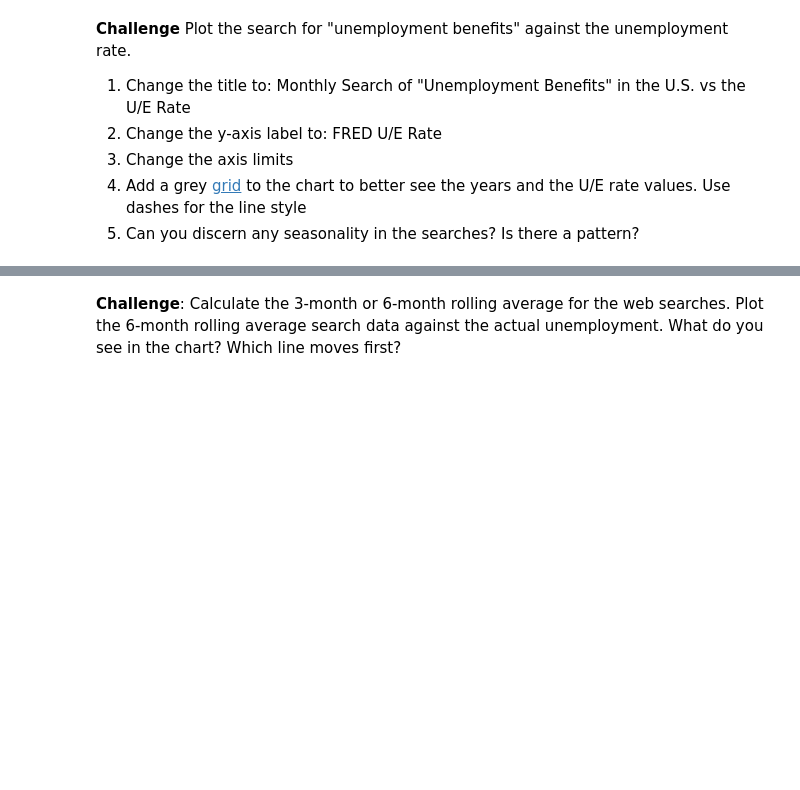
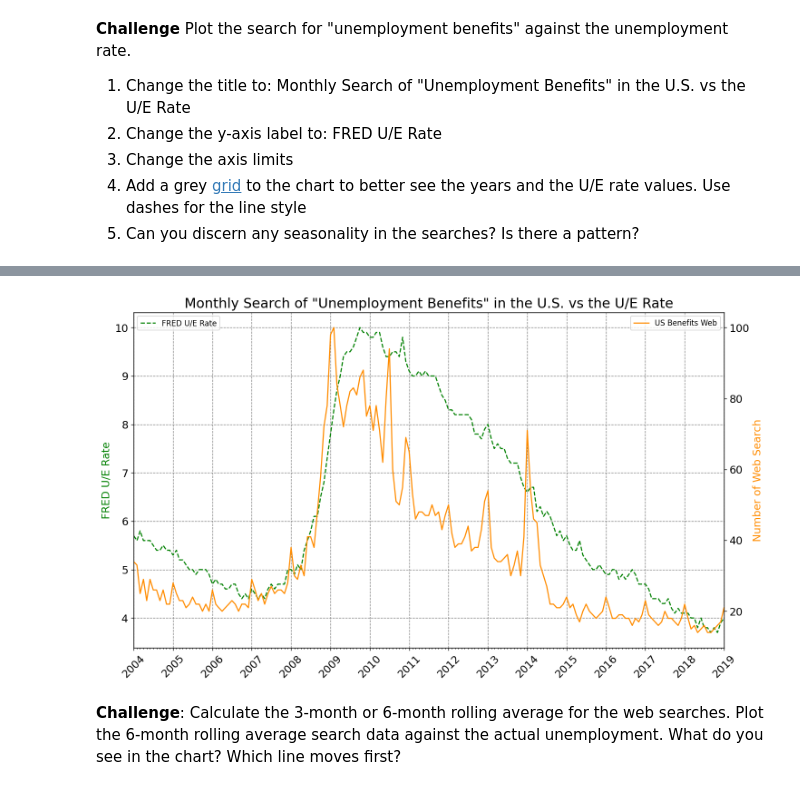
Before and after one commit to RafaelMoralesGallegos/100-days-of-Python, a Jupyter notebook: Day_75_Google_Trends/Google Trends and Data Visualisation (start).ipynb, the cells around one changed output, grey strips where cells are left out. Drawn from its saved outputs; the diff is of its cells as text; code cells hidden in the pictures; blank space fills up the shorter version.

```diff
--- a/Day_75_Google_Trends/Google Trends and Data Visualisation (start).ipynb
+++ b/Day_75_Google_Trends/Google Trends and Data Visualisation (start).ipynb
@@ -442,2 +451,47 @@ plt.show()
+# %%
+plt.figure(figsize=(14, 8), dpi=120)
+plt.title('Monthly Search of "Unemployment Benefits" in the U.S. vs the U/E Rate', fontsize=18)
+plt.xticks(fontsize=14, rotation=45)
+
+ax1 = plt.gca()
+ax2 = ax1.twinx()
+
+ax1.set_xlim((df_unemployment['MONTH'].min(), df_unemployment['MONTH'].max()))
+
+ax1.plot(
+    df_unemployment['MONTH'],
+    df_unemployment['UNRATE'],
+    color=mcolors.CSS4_COLORS['green'],
+    label='FRED U/E Rate',
+    linestyle='--',
+)
+ax2.plot(
+    df_unemployment['MONTH'],
+    df_unemployment['UE_BENEFITS_WEB_SEARCH'],
+    color=mcolors.CSS4_COLORS['darkorange'],
+    label='US Benefits Web',
+)
+
+ax1.set_ylabel('FRED U/E Rate', fontsize=14, color=mcolors.CSS4_COLORS['green'])
+ax2.set_ylabel('Number of Web Search', fontsize=14, color=mcolors.CSS4_COLORS['darkorange'])
+
+ax1.tick_params(labelsize=14)
+ax2.tick_params(labelsize=14)
+
+years = mdates.YearLocator()
+months = mdates.MonthLocator()
+years_fmt = mdates.DateFormatter('%Y')
+
+ax1.xaxis.set_major_locator(years)
+ax1.xaxis.set_major_formatter(years_fmt)
+ax1.xaxis.set_minor_locator(months)
+
+ax1.legend(loc='upper left')
+ax2.legend(loc='upper right')
+
+ax1.grid(color='grey', linestyle='--')
+plt.show()
+# %% [output]
+[figure, added]
 # %% [markdown]
 **Challenge**: Calculate the 3-month or 6-month rolling average for the web searches. Plot the 6-month rolling average search data against the actual unemployment. What do you see in the chart? Which line moves first?
```
Also changed, not shown: parts of 5 cells of this notebook.
